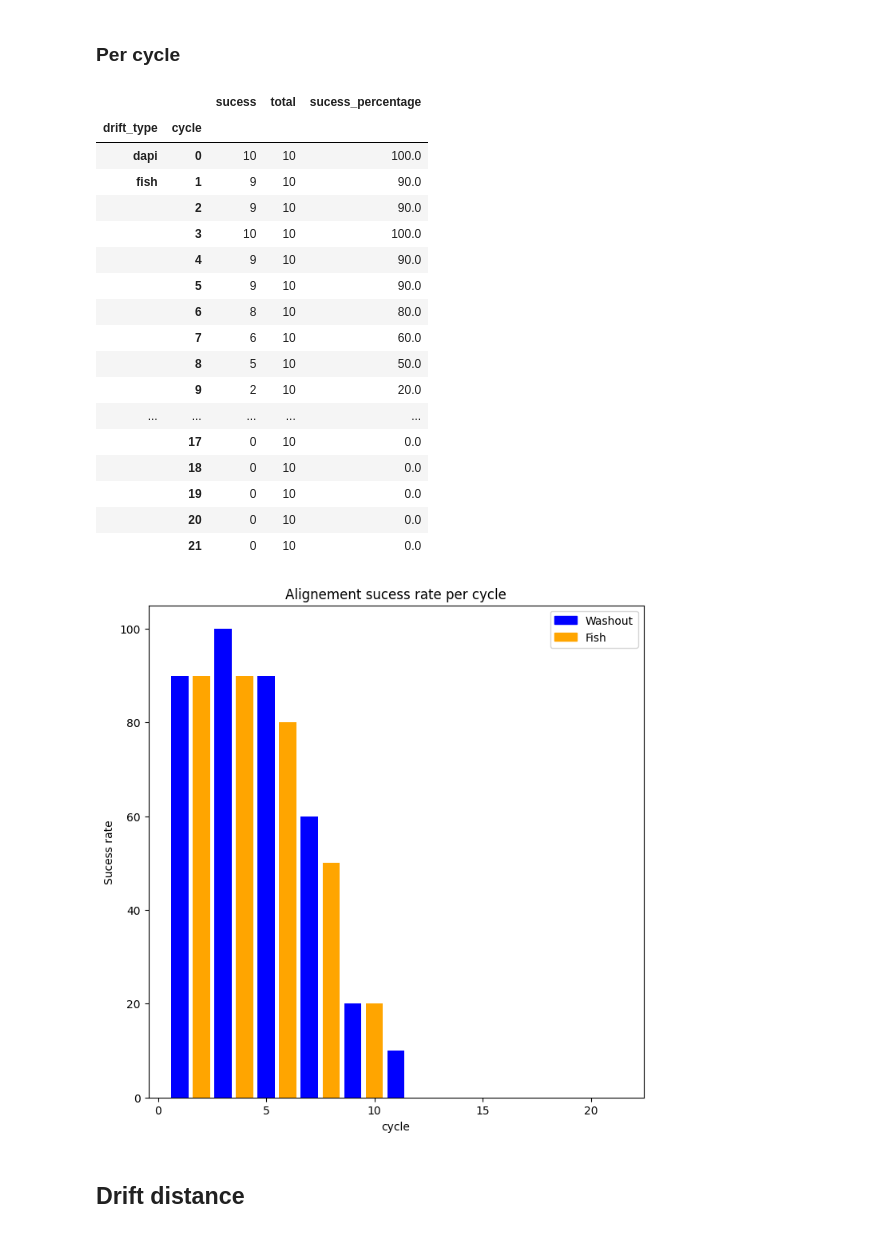
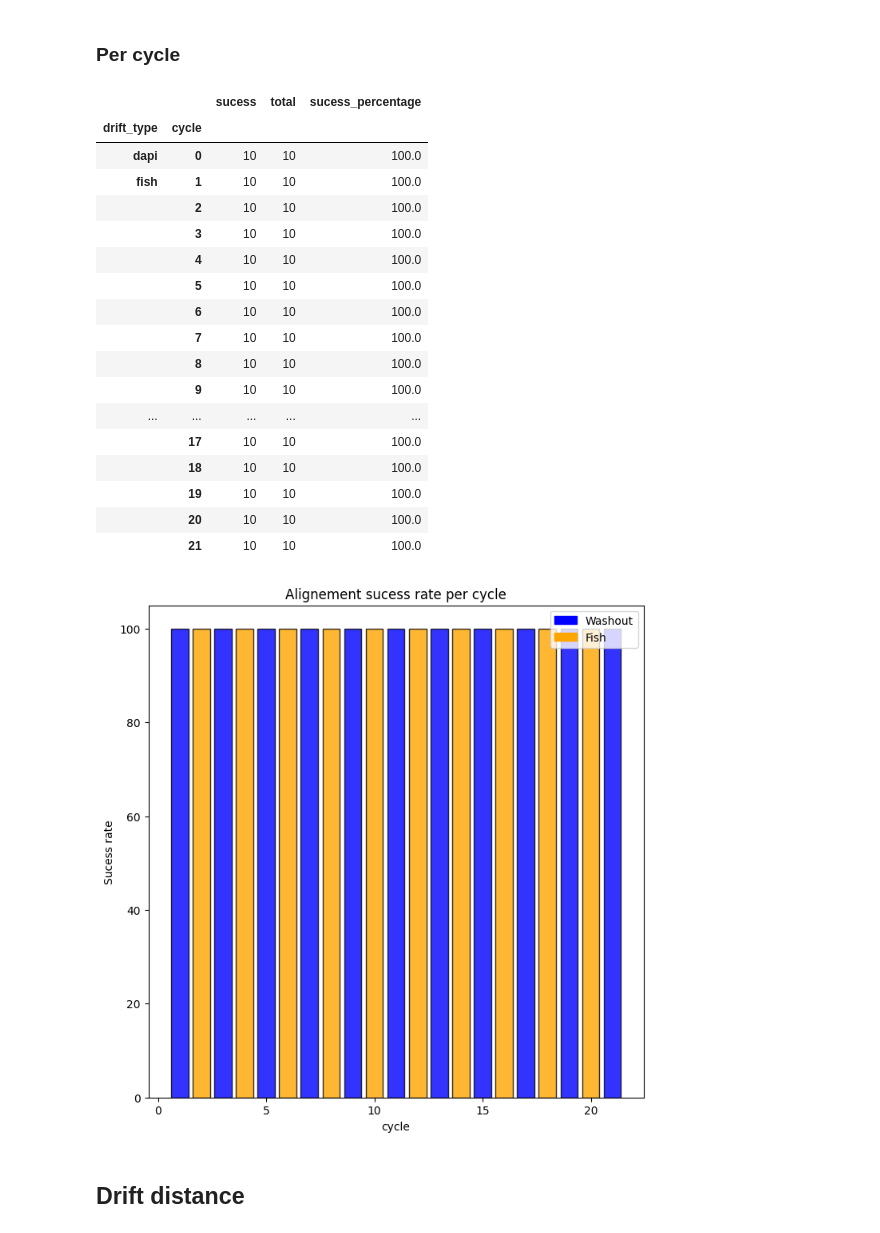
Before and after one commit to 2Echoes/Sequential_Fish, a Jupyter notebook: analysis/testing_notebooks/drift_statistics.ipynb, the cells around one changed output. Saved outputs shown, nothing was run; the diff lists cells and outputs as text; code cells hidden in the pictures.

Commit message:
run selector and graph

```diff
--- a/analysis/testing_notebooks/drift_statistics.ipynb
+++ b/analysis/testing_notebooks/drift_statistics.ipynb
@@ -8,7 +8,8 @@ import matplotlib.patches as p
 import os
 
 
-RUN_PATH = "/mnt/ssd/SSD_floricslimani/Fish_seq/Davide/2024-10-09 - SeqFISH_Run10 - HeLa-Puro_POLR2"
+# RUN_PATH = "/mnt/ssd/SSD_floricslimani/Fish_seq/Davide/2024-10-09 - SeqFISH_Run10 - HeLa-Puro_POLR2"
+RUN_PATH = "/mnt/ssd/SSD_floricslimani/Fish_seq/Davide/2024-10-02 - SeqFISH_Run9 - HeLa _POLR2"
 
 OUTPUT_PATH = RUN_PATH + "/analysis/density/"
 os.makedirs(OUTPUT_PATH, exist_ok=True)
@@ -102,41 +101,41 @@ per_cycle_sucess
 |  |  | sucess | total | sucess_percentage |
 | drift_type | cycle |  |  |  |
 | dapi | 0 | 10 | 10 | 100.0 |
-| fish | 1 | 9 | 10 | 90.0 |
-|  | 2 | 9 | 10 | 90.0 |
+| fish | 1 | 10 | 10 | 100.0 |
+|  | 2 | 10 | 10 | 100.0 |
 |  | 3 | 10 | 10 | 100.0 |
-|  | 4 | 9 | 10 | 90.0 |
-|  | 5 | 9 | 10 | 90.0 |
-|  | 6 | 8 | 10 | 80.0 |
-|  | 7 | 6 | 10 | 60.0 |
-|  | 8 | 5 | 10 | 50.0 |
-|  | 9 | 2 | 10 | 20.0 |
+|  | 4 | 10 | 10 | 100.0 |
+|  | 5 | 10 | 10 | 100.0 |
+|  | 6 | 10 | 10 | 100.0 |
+|  | 7 | 10 | 10 | 100.0 |
+|  | 8 | 10 | 10 | 100.0 |
+|  | 9 | 10 | 10 | 100.0 |
 | ... | ... | ... | ... | ... |
-|  | 17 | 0 | 10 | 0.0 |
-|  | 18 | 0 | 10 | 0.0 |
-|  | 19 | 0 | 10 | 0.0 |
-|  | 20 | 0 | 10 | 0.0 |
-|  | 21 | 0 | 10 | 0.0 |
+|  | 17 | 10 | 10 | 100.0 |
+|  | 18 | 10 | 10 | 100.0 |
+|  | 19 | 10 | 10 | 100.0 |
+|  | 20 | 10 | 10 | 100.0 |
+|  | 21 | 10 | 10 | 100.0 |
 # %%
 fig = plt.figure(figsize=(8,8))
 ax = fig.gca()
 
 X = per_cycle_sucess.loc['fish'].index
 Y = per_cycle_sucess.loc['fish']['sucess_percentage']
 color = ['blue','orange']
 labels = ['fish', 'washout']
 
 legend_symb = [p.Rectangle((0,0),0,1, color= 'blue'), p.Rectangle((0,0),0,1, color= 'orange')]
 plt.legend(legend_symb,['Washout','Fish'])
 
-ax.bar(X, Y, color=color)
+ax.bar(X, Y, color=color, alpha = 0.8, edgecolor='black')
 ax.set_ylabel('Sucess rate')
 ax.set_xlabel('cycle')
 ax.set_title('Alignement sucess rate per cycle')
 
 plt.show()
 # %% [output]
-[figure, old version]
+[figure, new version]
 # %% [markdown]
 ## Drift distance
 # %%
```
Also changed, not shown: parts of 8 cells of this notebook, 8 other files.
